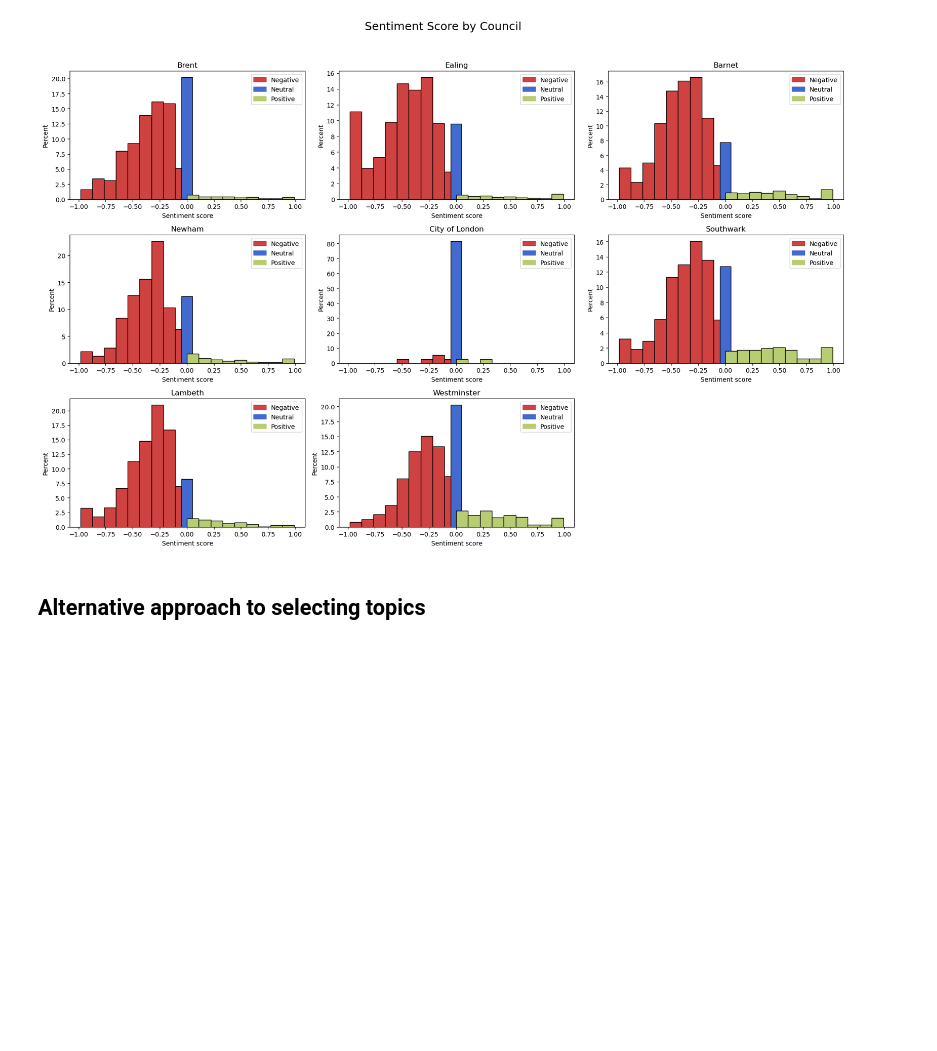
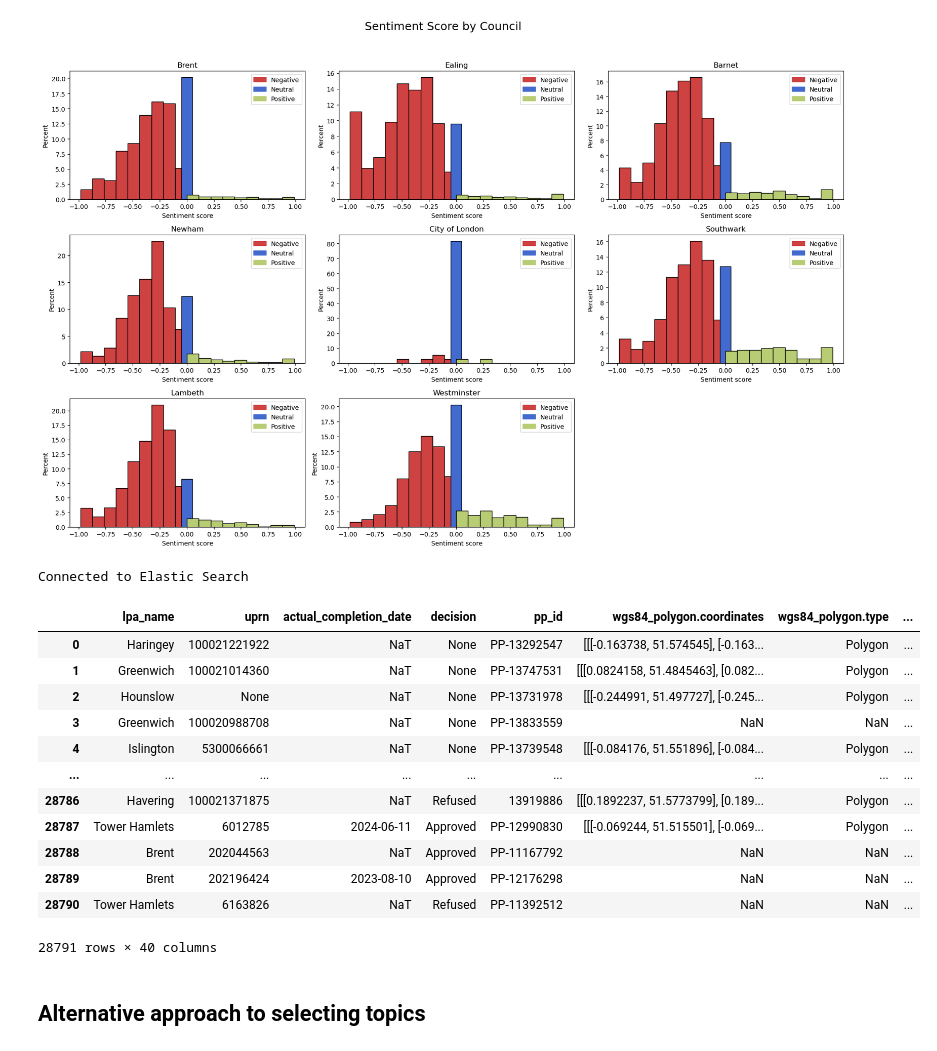
Before and after one commit to Bea-Taylor/nimby_nlp, a Jupyter notebook: notebooks/1_0_3_topic_analysis.ipynb, the cells around one changed output. Saved outputs shown, nothing was run; the diff lists cells and outputs as text; code cells hidden in the pictures; blank space fills up the shorter version.

```diff
--- a/notebooks/2_1_topic_analysis.ipynb
+++ b/notebooks/1_0_3_topic_analysis.ipynb
@@ -27,9 +27,11 @@ from database.topics import Topics
 import sys
 sys.path.append('../functions')
 from nlp_tasks import NLP_Tasks
-import elastic_search_fncs as esf
+from elastic_search_fncs import ElasticSearchFncs
+import preprocessing_fncs as prep
 
 nlp_tasks = NLP_Tasks()
+esf = ElasticSearchFncs()
 cs = Comments(env="dev")
 # %% [output]
 Device set to use mps:0
@@ -393,6 +395,28 @@ fig.tight_layout(rect=[0, 0, 1, 0.95])
 plt.show()
 # %% [output]
 [figure]
+# %%
+esf.check_connection()
+# %% [output]
+Connected to Elastic Search
+# %%
+esf_df = esf.res_units_x_query(min_res_units=1, since_year="01/01/2021", to_year="now")
+# %%
+prep.format_df(esf_df)
+# %% [output]
+|  | lpa_name | uprn | actual_completion_date | decision | pp_id | wgs84_polygon.coordinates | wgs84_polygon.type | ... |
+| 0 | Haringey | 100021221922 | NaT | None | PP-13292547 | [[[-0.163738, 51.574545], [-0.163... | Polygon | ... |
+| 1 | Greenwich | 100021014360 | NaT | None | PP-13747531 | [[[0.0824158, 51.4845463], [0.082... | Polygon | ... |
+| 2 | Hounslow | None | NaT | None | PP-13731978 | [[[-0.244991, 51.497727], [-0.245... | Polygon | ... |
+| 3 | Greenwich | 100020988708 | NaT | None | PP-13833559 | NaN | NaN | ... |
+| 4 | Islington | 5300066661 | NaT | None | PP-13739548 | [[[-0.084176, 51.551896], [-0.084... | Polygon | ... |
+| ... | ... | ... | ... | ... | ... | ... | ... | ... |
+| 28786 | Havering | 100021371875 | NaT | Refused | 13919886 | [[[0.1892237, 51.5773799], [0.189... | Polygon | ... |
+| 28787 | Tower Hamlets | 6012785 | 2024-06-11 | Approved | PP-12990830 | [[[-0.069244, 51.515501], [-0.069... | Polygon | ... |
+| 28788 | Brent | 202044563 | NaT | Approved | PP-11167792 | NaN | NaN | ... |
+| 28789 | Brent | 202196424 | 2023-08-10 | Approved | PP-12176298 | NaN | NaN | ... |
+| 28790 | Tower Hamlets | 6163826 | NaT | Refused | PP-11392512 | NaN | NaN | ... |
+28791 rows × 40 columns
 # %% [markdown]
 ## Alternative approach to selecting topics
 # %%
```
Also changed, not shown: 1 other file.
